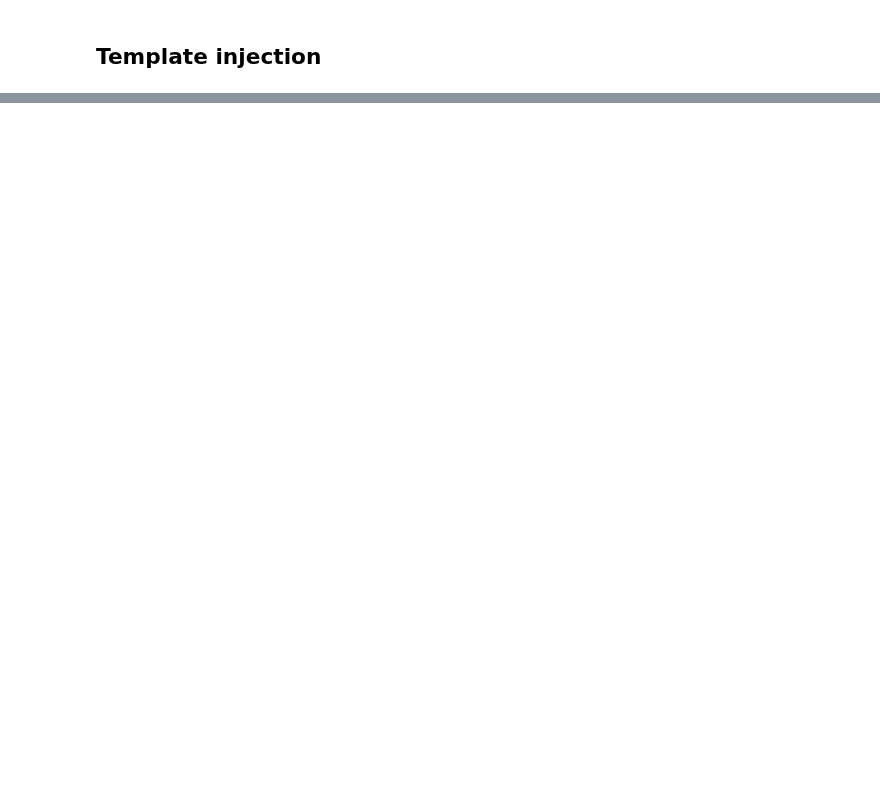
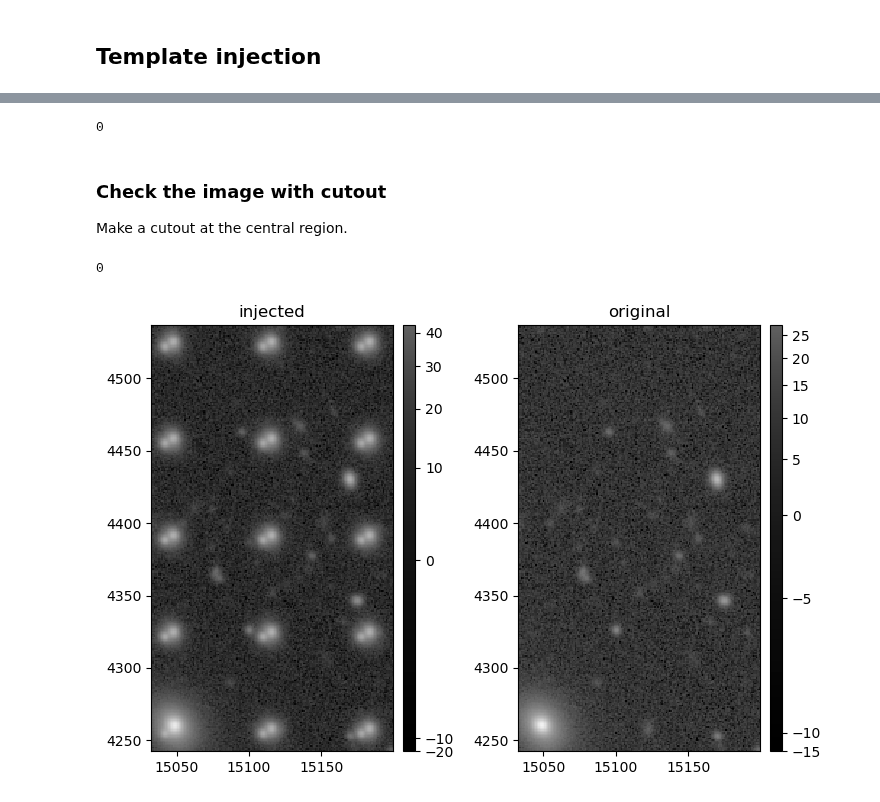
Before and after one commit to LSSTDESC/source_injection_detection, a Jupyter notebook: SL_AGN/v1.4/step1_source_injection.ipynb, the cells around one changed output, grey strips where cells are left out. Drawn from its saved outputs; the diff is of its cells as text; code cells hidden in the pictures; blank space fills up the shorter version.

```diff
--- a/SL_AGN/v1.4/step1_source_injection.ipynb
+++ b/SL_AGN/v1.4/step1_source_injection.ipynb
@@ -57,0 +130,12 @@ template_image = btl.get_template_image(dataset_refs, template_index)
+# %%
+stamp_mag = 20.
+stamp_filename = wcs_stamp_filename
+
+inj_catalog_template, x_arr, y_arr = inj.make_inj_catalog_template(
+                                        template_image,
+                                        stamp_mag,
+                                        stamp_filename,
+                                        RA_arr, DEC_arr
+                                    )
+
+injected_template_image, injected_template_catalog = inj.template_inject_stamp(template_image, inj_catalog_template)
@@ -57,0 +153,14 @@ template_image = btl.get_template_image(dataset_refs, template_index)
+# %%
+tl.save_pickle(tag, template_image, tl.FIG_FOLDER)
+tl.save_pickle("injected_" + tag, injected_template_image, tl.FIG_FOLDER)
+# %% [output]
+0
+# %% [markdown]
+### Check the image with cutout
+
+Make a cutout at the central region.
+# %%
+vis.plot_dual(template_image, injected_template_image, x_arr, y_arr, image_type="template")
+# %% [output]
+0
+[figure, added]
```
Also changed, not shown: parts of 20 cells of this notebook, 4 other files.
